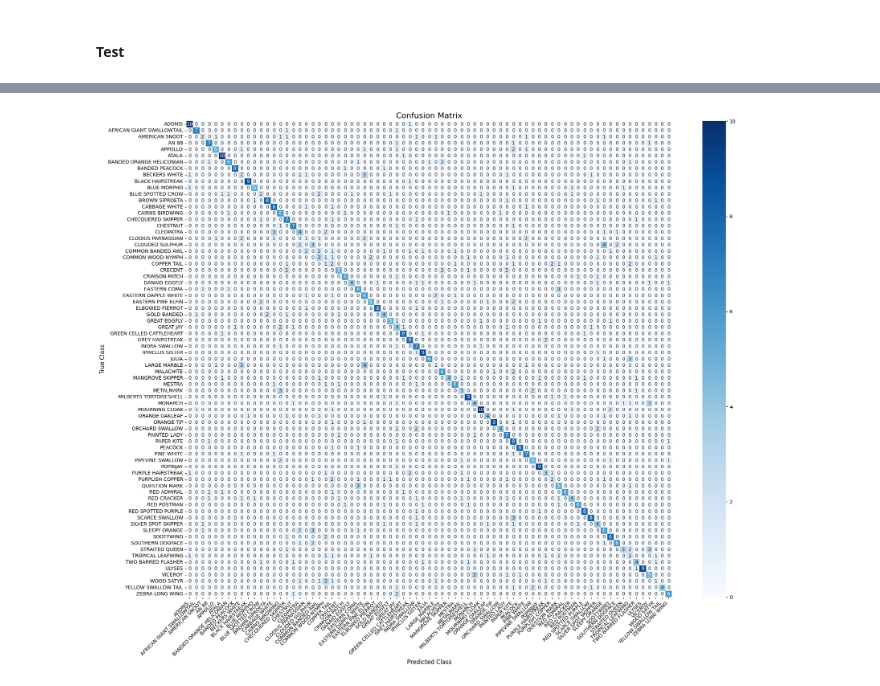
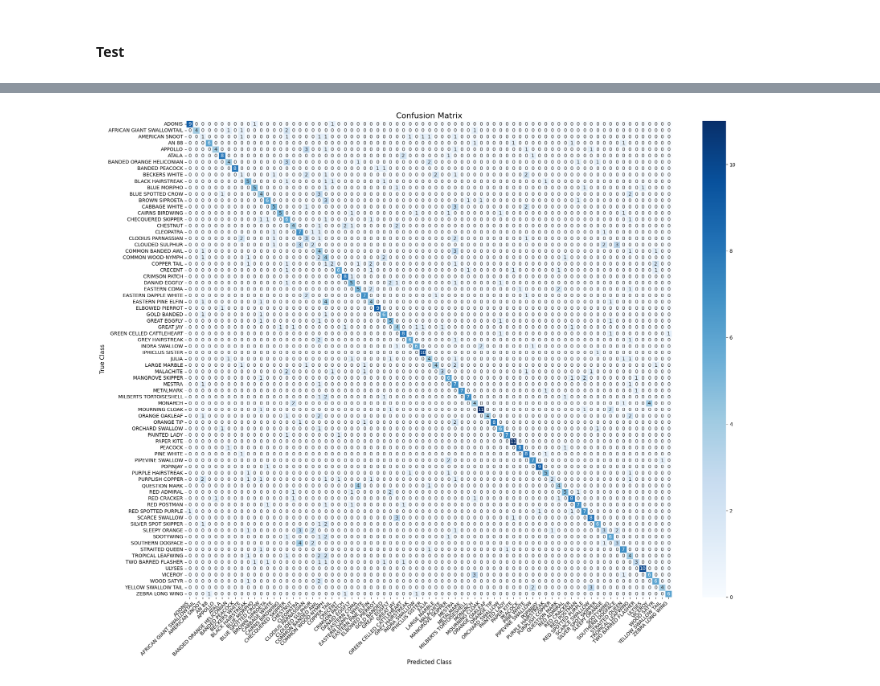
Before and after one commit to Tuco711/AML_Butterfly, a Jupyter notebook: TP1-students.ipynb, the cells around one changed output, grey strips where cells are left out. Saved outputs shown, nothing was run; the diff lists cells and outputs as text; code cells hidden in the pictures.

```diff
--- a/TP1-students.ipynb
+++ b/TP1-students.ipynb
@@ -988,30 +1145,25 @@ class ButterflyCNN(nn.Module):
 # %% [markdown]
 #### Experimentation
 # %%
-cnn_args = {
-    'num_classes': len(test_dataset.classes)
-}
-
 grid_cnn = {
     'architecture': [
-        # Arquitetura leve
-        {'base_filters': 16, 'fc_neurons': 128, 'dropout_rate': 0.3},
-        # Arquitetura pesada/profunda
-        {'base_filters': 32, 'fc_neurons': 256, 'dropout_rate': 0.5}
+        # Simple architecture
+        {'base_filters': 16, 'fc_neurons': 128, 'dropout_rate': 0.3, 'num_classes': len(test_dataset.classes)},
+        # Deeper architecture with more filters and neurons
+        {'base_filters': 32, 'fc_neurons': 256, 'dropout_rate': 0.5, 'num_classes': len(test_dataset.classes)}
     ],
     'learning_rate': [0.001, 0.0001],
-    'optimizer': ['Adam', 'RMSprop'],
+    'weight_decay': [1e-4],
+    'optimizer': ['Adam', 'RMSprop', 'SGD'],
     'loss': ['CrossEntropy']
 }
 
-
-cnn_results, cnn_best_config = run_experiments(
-    model_class=ButterflyCNN,
-    model_args=cnn_args,
-    param_grid=grid_cnn,
-    train_loader=train_loader,
-    val_loader=val_loader,
-    device=device,
-    num_epochs=10
-)
+cnn_results, cnn_best_config = run_experiments(model_name='CNN',
+                                               grid=grid_cnn,
+                                               train_loader=train_loader,
+                                               val_loader=val_loader,
+                                               device=device,
+                                               num_classes=num_classes,
+                                               num_epochs=10,
+                                               patience=6)
 # %% [output]
@@ -1035,7 +1187,7 @@ Parameters: {'architecture': {'base_filters': 32, 'fc_neurons': 256, 'dropout_ra
 # %% [markdown]
 #### Test
 # %%
-final_CNN_model = ButterflyCNN(**cnn_args, **cnn_best_config['architecture']).to(device)
+final_CNN_model = ButterflyCNN(**cnn_best_config['architecture']).to(device)
 
 if cnn_best_config['loss'] == 'CrossEntropy':
     criterion_final = nn.CrossEntropyLoss()
@@ -1047,9 +1199,17 @@ if cnn_best_config['optimizer'] == 'Adam':
 else:
     optimizer_final = optim.RMSprop(final_CNN_model.parameters(), lr=cnn_best_config['learning_rate'])
 
+cnn_scheduler_final = optim.lr_scheduler.ReduceLROnPlateau(optimizer_final, mode='min', factor=0.5, patience=3)
 
 print(f"Training the final CNN with the best configuration: {cnn_best_config}")
-history_final = train_model(final_CNN_model, train_loader, val_loader, criterion_final, optimizer_final, device, num_epochs=25)
+history_final = train_model(model=final_CNN_model,
+                            train_loader=train_loader,
+                            val_loader=val_loader,
+                            criterion=criterion_final,
+                            optimizer=optimizer_final,
+                            device=device,
+                            num_epochs=30,
+                            scheduler=cnn_scheduler_final)
 
 # save the best model configuration for later use
 save_path = os.path.join(path, 'models/best_cnn_model.pth')
@@ -1094 +1254 @@ Epoch [10/25] | Train Loss: 1.3858 Acc: 59.93% | Val Loss: 2.0898 Acc: 45.50%
-[figure, old version]
+[figure, new version]
```
Also changed, not shown: parts of 10 cells of this notebook, 2 other files.
